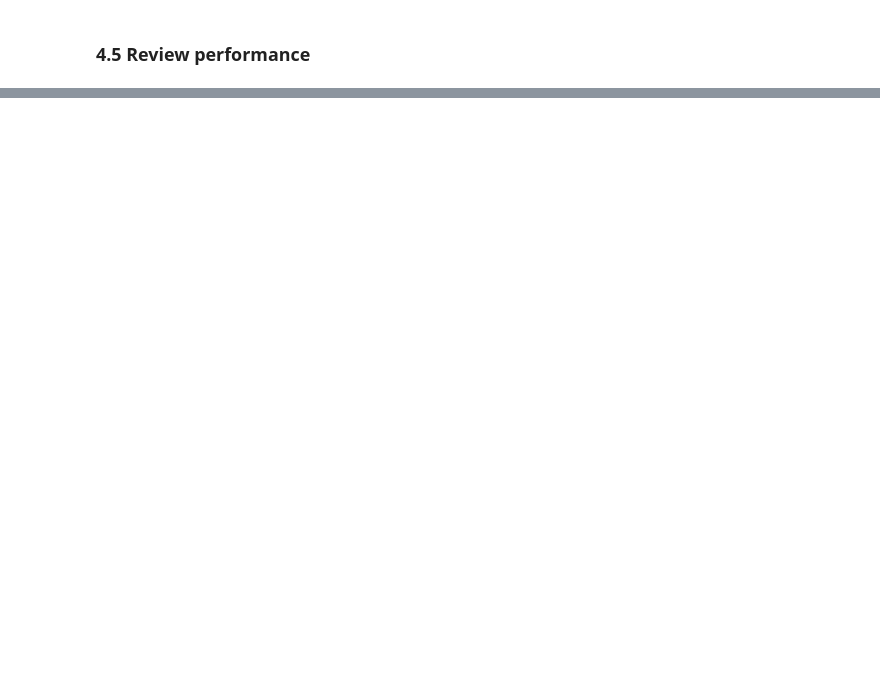
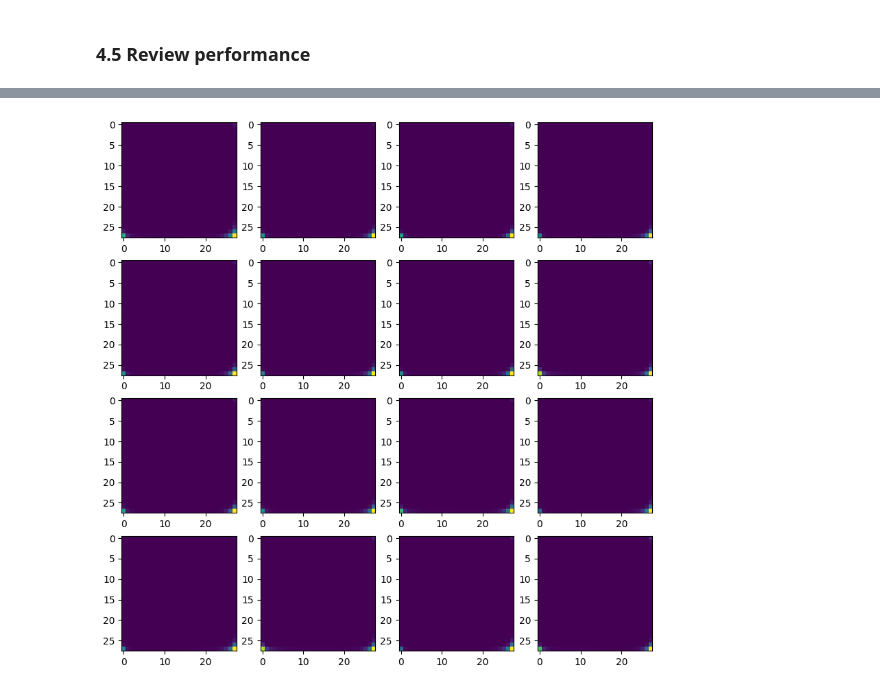
Before and after one commit to t-monaco/fashion_GAN-AI, a Jupyter notebook: fashionGAN.ipynb, the cells around one changed output, grey strips where cells are left out. Cells and saved outputs as stored; diff of their text form; code cells hidden in the pictures; blank space fills up the shorter version.

Commit message:
Almost done, need to train the generator in colab (better GPU)

```diff
--- a/fashionGAN.ipynb
+++ b/fashionGAN.ipynb
@@ -310,0 +342,3 @@ class FashionGAN():
+# %%
+# loading weights to the generator due to the lack of GPU
+generator.load_weights(os.path.join('archive', 'generatormodel.h5'))
@@ -310,0 +352,2 @@ class FashionGAN():
+# %%
+new_images = generator.predict(tf.random.normal((16, 128, 1)))
@@ -310,0 +356,8 @@ class FashionGAN():
+# %%
+fig, ax = plt.subplots(ncols=4, nrows=4, figsize=(10, 10))
+
+for row in range(4):
+    for col in range(4):
+        ax[row][col].imshow(new_images[(row+1)*(col+1)-1])
+# %% [output]
+[figure, added]
```
Also changed, not shown: parts of 14 cells of this notebook, 1 other file.
